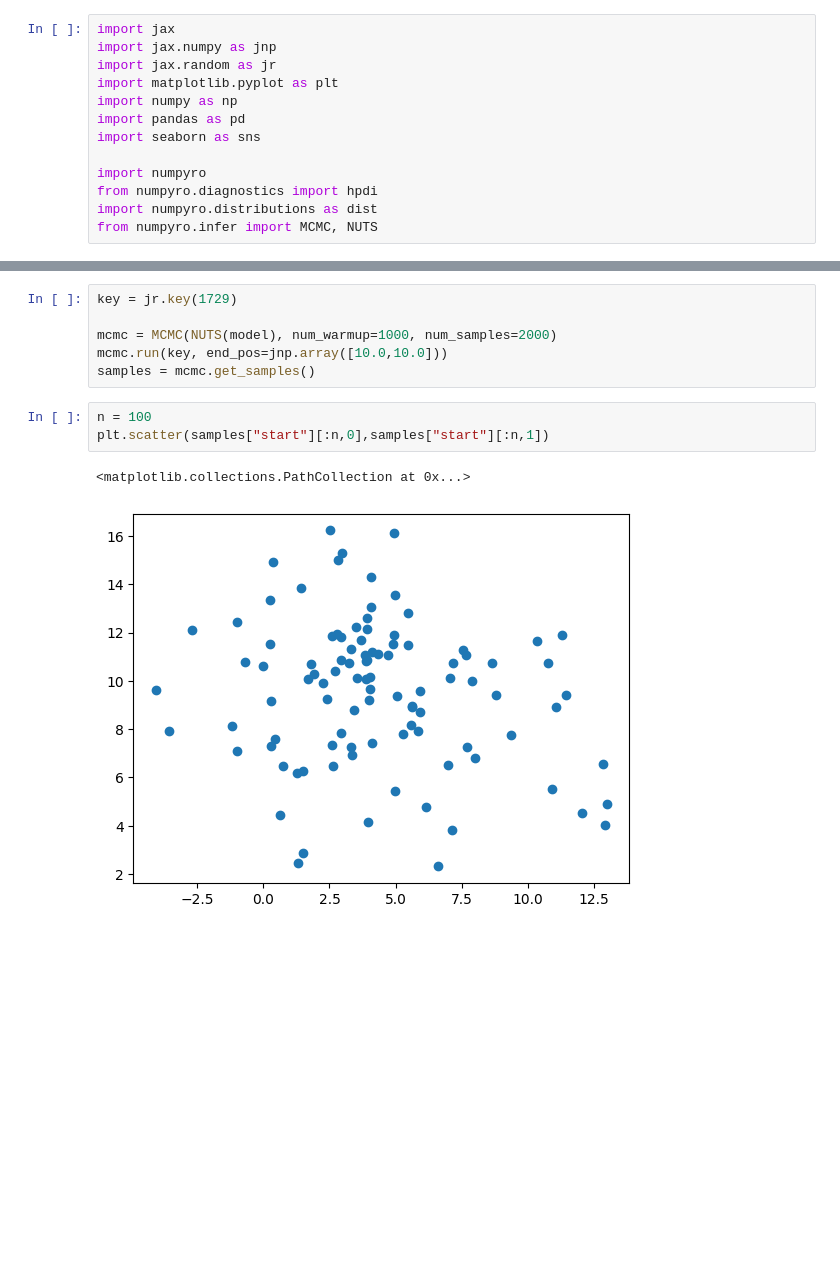
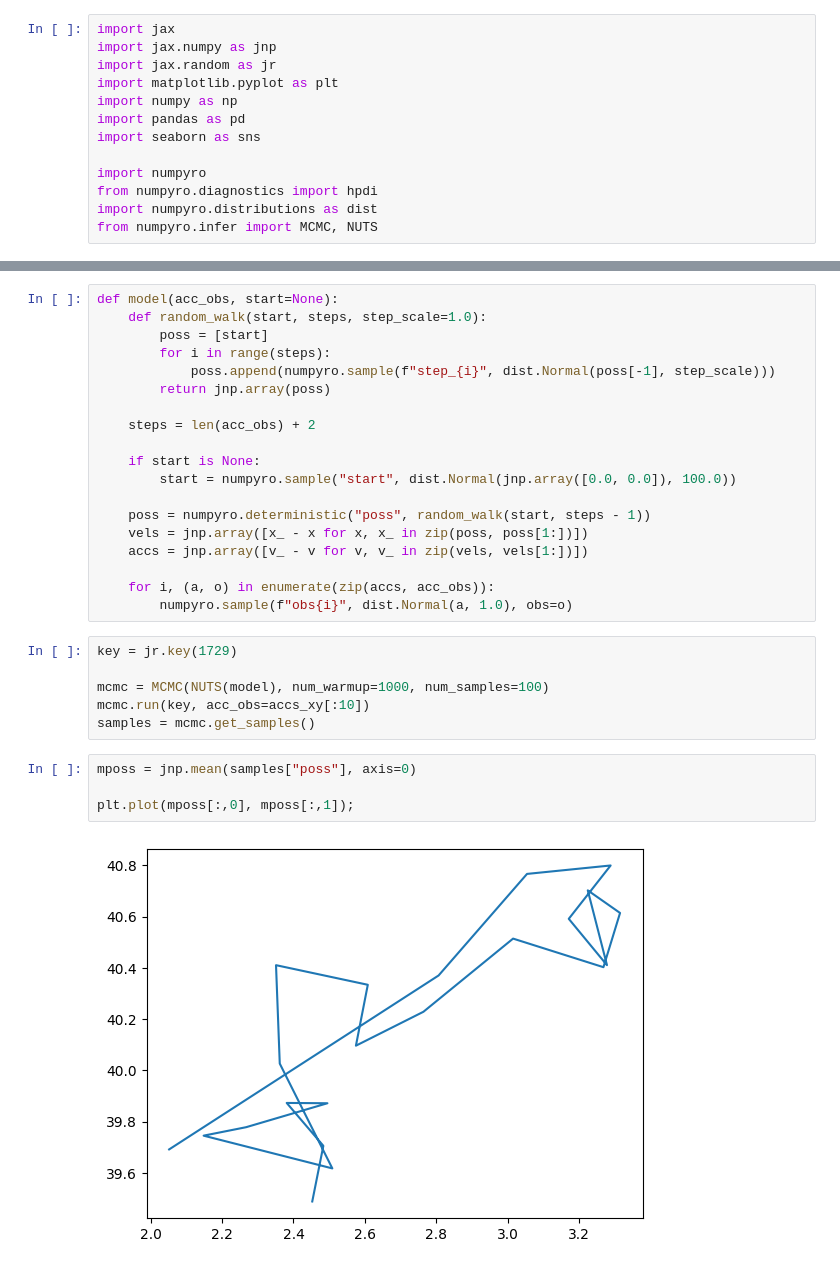
Before and after one commit to papplappen/where-am-i, a Jupyter notebook: Playground.ipynb, the cells around one changed output, grey strips where cells are left out. Saved outputs shown, nothing was run; the diff lists cells and outputs as text; blank space fills up the shorter version.

```diff
--- a/Playground.ipynb
+++ b/Playground.ipynb
@@ -29,12 +25,31 @@ def model(end_pos):
+# %%
+def model(acc_obs, start=None):
+    def random_walk(start, steps, step_scale=1.0):
+        poss = [start]
+        for i in range(steps):
+            poss.append(numpyro.sample(f"step_{i}", dist.Normal(poss[-1], step_scale)))
+        return jnp.array(poss)
+
+    steps = len(acc_obs) + 2
+
+    if start is None:
+        start = numpyro.sample("start", dist.Normal(jnp.array([0.0, 0.0]), 100.0))
+
+    poss = numpyro.deterministic("poss", random_walk(start, steps - 1))
+    vels = jnp.array([x_ - x for x, x_ in zip(poss, poss[1:])])
+    accs = jnp.array([v_ - v for v, v_ in zip(vels, vels[1:])])
+
+    for i, (a, o) in enumerate(zip(accs, acc_obs)):
+        numpyro.sample(f"obs{i}", dist.Normal(a, 1.0), obs=o)
 # %%
 key = jr.key(1729)
 
-mcmc = MCMC(NUTS(model), num_warmup=1000, num_samples=2000)
-mcmc.run(key, end_pos=jnp.array([10.0,10.0]))
+mcmc = MCMC(NUTS(model), num_warmup=1000, num_samples=100)
+mcmc.run(key, acc_obs=accs_xy[:10])
 samples = mcmc.get_samples()
-# %%
-n = 100
-plt.scatter(samples["start"][:n,0],samples["start"][:n,1])
-# %% [output]
-<matplotlib.collections.PathCollection at 0x...>
-[figure, removed]
+# %%
+mposs = jnp.mean(samples["poss"], axis=0)
+
+plt.plot(mposs[:,0], mposs[:,1]);
+# %% [output]
+[figure, added]
```
Also changed, not shown: parts of 3 cells of this notebook.
